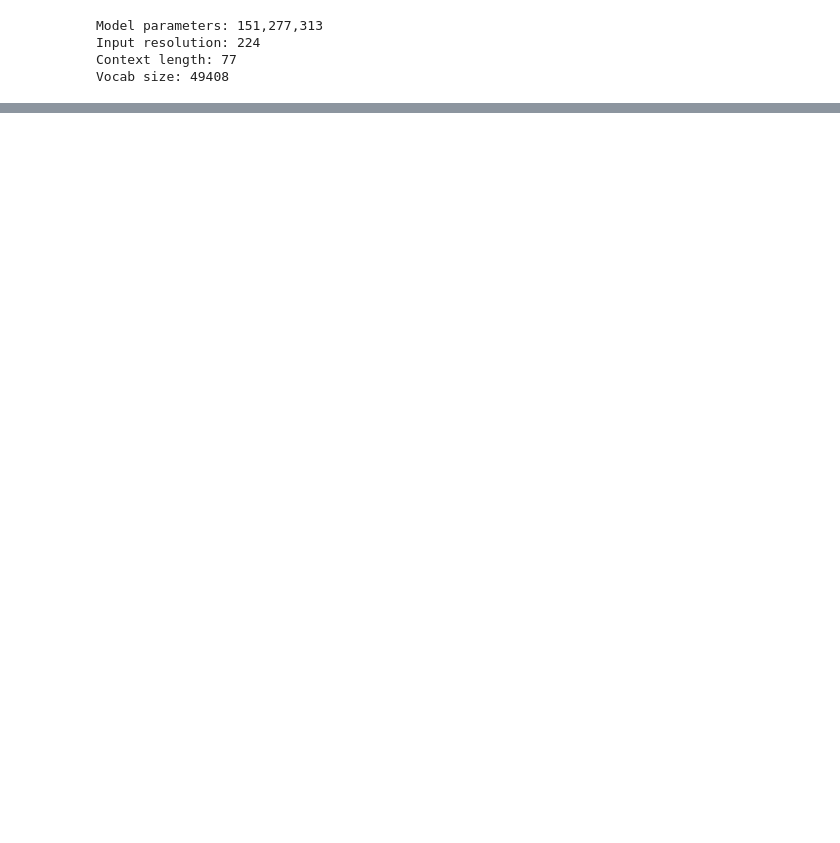
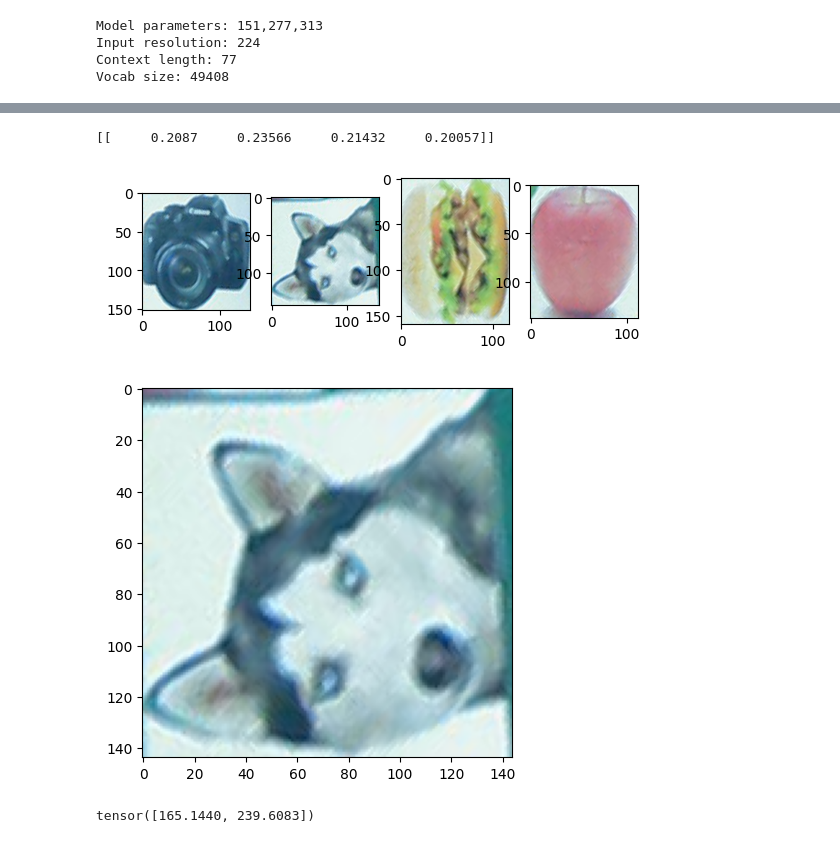
Before and after one commit to Code-319/media-recognition-project-2023, a Jupyter notebook: src/main.ipynb, the cells around one changed output, grey strips where cells are left out. Drawn from its saved outputs; the diff is of its cells as text; code cells hidden in the pictures; blank space fills up the shorter version.

```diff
--- a/src/main.ipynb
+++ b/src/main.ipynb
@@ -34,3 +42,6 @@ Model parameters: 151,277,313
 Input resolution: 224
 Context length: 77
 Vocab size: 49408
+# %%
+yolo = YOLO("../yolov8m-oiv7.pt")
+cutted = Image.fromarray(img_cut)
@@ -37,25 +101,43 @@ Vocab size: 49408
 # %%
 image_names = ["shoe", "hamburger", "dog"]
-original_images = []
+original_images = img_list
 images = []
-query = "select apple from the scene"
+query = "select the animal from the scene"
+texts = [].append(query)
 
-for n in image_names:
-    img = cv2.imread(f"../test/{n}.jpg")
-    img = cv2.cvtColor(img, cv2.COLOR_BGR2RGB)
-    original_images.append(img)
+# for n in image_names:
+#     img = Image.open(f"../test/{n}.jpg").convert("RGB")
+#     original_images.append(img)
 
 for img in original_images:
     images.append(preprocess(img))
 
 image_input = torch.tensor(np.stack(images))
 text_token = clip.tokenize(query)
 with torch.no_grad():
     image_features = model.encode_image(image_input).float()
     text_features = model.encode_text(text_token).float()
 
 image_features /= image_features.norm(dim=-1, keepdim=True)
 text_features /= text_features.norm(dim=-1, keepdim=True)
 similarity = text_features.cpu().numpy() @ image_features.cpu().numpy().T
 
+count = 10
+
+plt.figure()
+for id, img in enumerate(original_images):
+    plt.subplot(1, len(original_images), id+1)
+    plt.imshow(img)
 print(similarity)
+best = np.argmax(similarity)
+plt.figure()
+plt.imshow(original_images[best])
+plt.show()
+xy = results[0].boxes[best].xywh
+xy = xy[0,:2]
+print(xy)
+# %% [output]
+[[     0.2087     0.23566     0.21432     0.20057]]
+[figure, added]
+[figure, added]
+tensor([165.1440, 239.6083])
```
Also changed, not shown: parts of 9 cells of this notebook, 2 other files.
